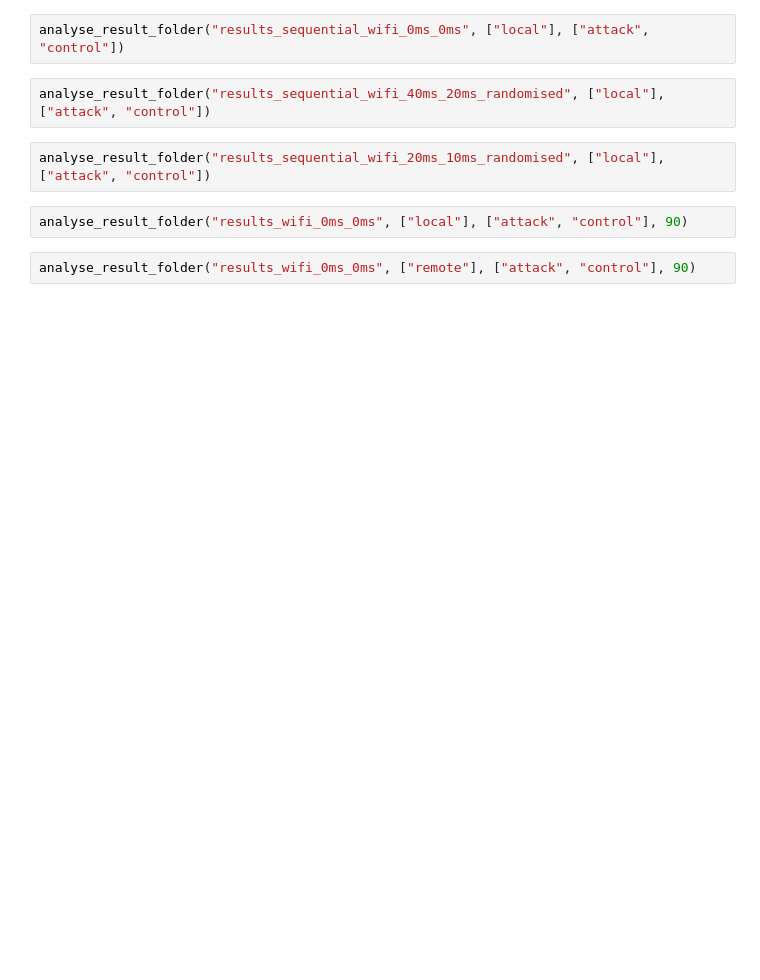
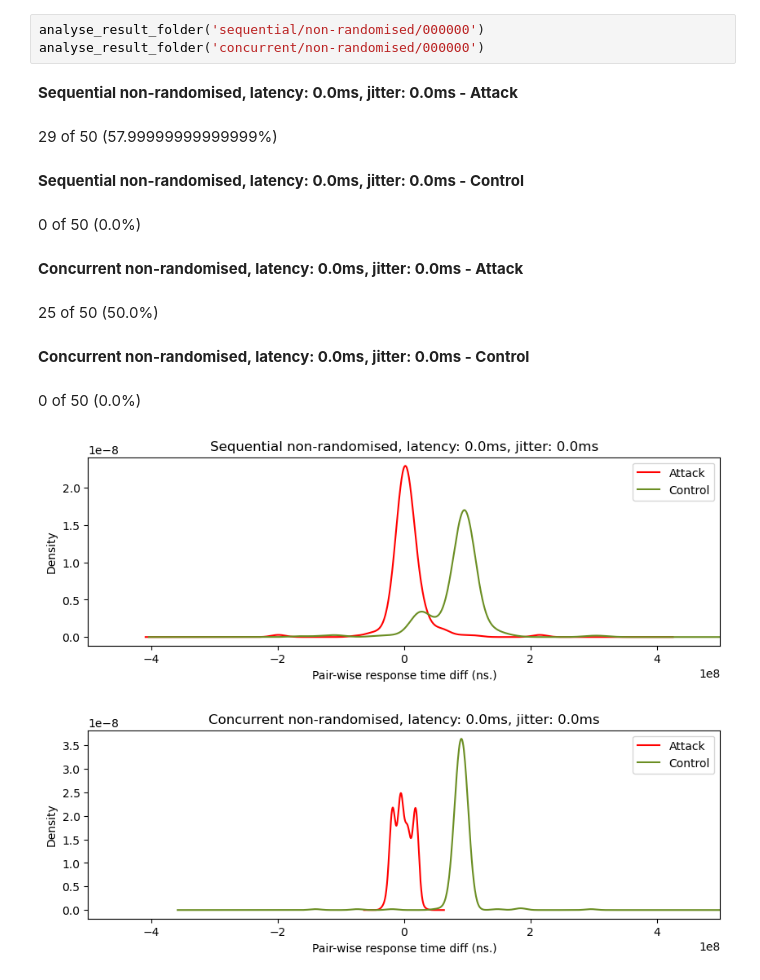
Before and after one commit to jefc1111/laravel-user-enumeration-demo, a Jupyter notebook: result_analysis.ipynb, the cells around one changed output. Drawn from its saved outputs; the diff is of its cells as text; blank space fills up the shorter version.

```diff
--- a/result_analysis.ipynb
+++ b/result_analysis.ipynb
@@ -142,10 +112,14 @@ analyse_result_folder("results_wifi_40ms_20ms_randomised", ["local"], ["attack",
-# %%
-analyse_result_folder("results_sequential_wifi_0ms_0ms", ["local"], ["attack", "control"])
-# %%
-analyse_result_folder("results_sequential_wifi_40ms_20ms_randomised", ["local"], ["attack", "control"])
-# %%
-analyse_result_folder("results_sequential_wifi_20ms_10ms_randomised", ["local"], ["attack", "control"])
-# %%
-analyse_result_folder("results_wifi_0ms_0ms", ["local"], ["attack", "control"], 90)
-# %%
-analyse_result_folder("results_wifi_0ms_0ms", ["remote"], ["attack", "control"], 90)
+# %%
+analyse_result_folder('sequential/non-randomised/000000')
+analyse_result_folder('concurrent/non-randomised/000000')
+# %% [output]
+**Sequential non-randomised, latency: 0.0ms, jitter: 0.0ms - Attack**
+29 of 50 (57.99999999999999%)
+**Sequential non-randomised, latency: 0.0ms, jitter: 0.0ms - Control**
+0 of 50 (0.0%)
+**Concurrent non-randomised, latency: 0.0ms, jitter: 0.0ms - Attack**
+25 of 50 (50.0%)
+**Concurrent non-randomised, latency: 0.0ms, jitter: 0.0ms - Control**
+0 of 50 (0.0%)
+[figure, added]
+[figure, added]
```
Also changed, not shown: parts of 13 cells of this notebook.
